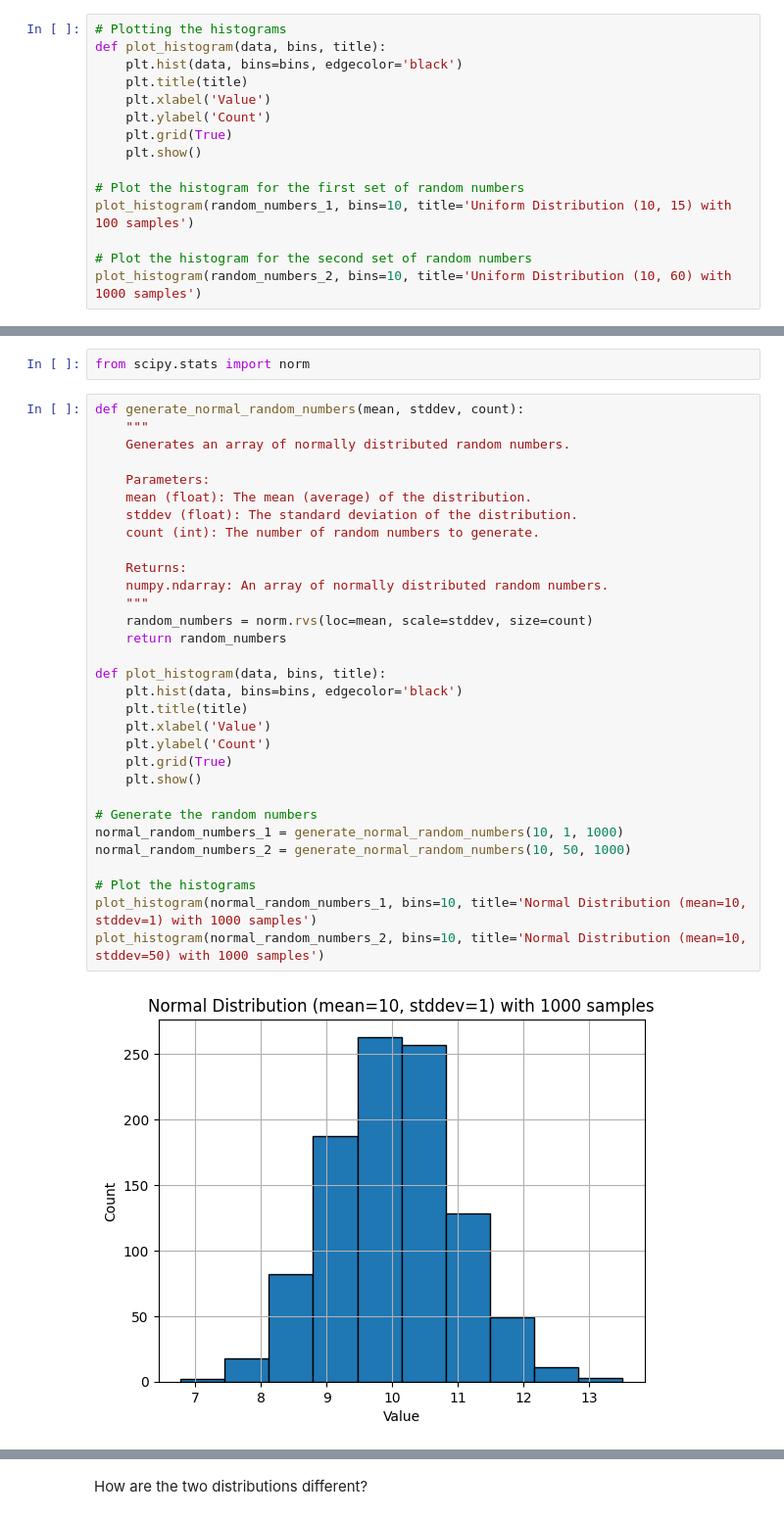
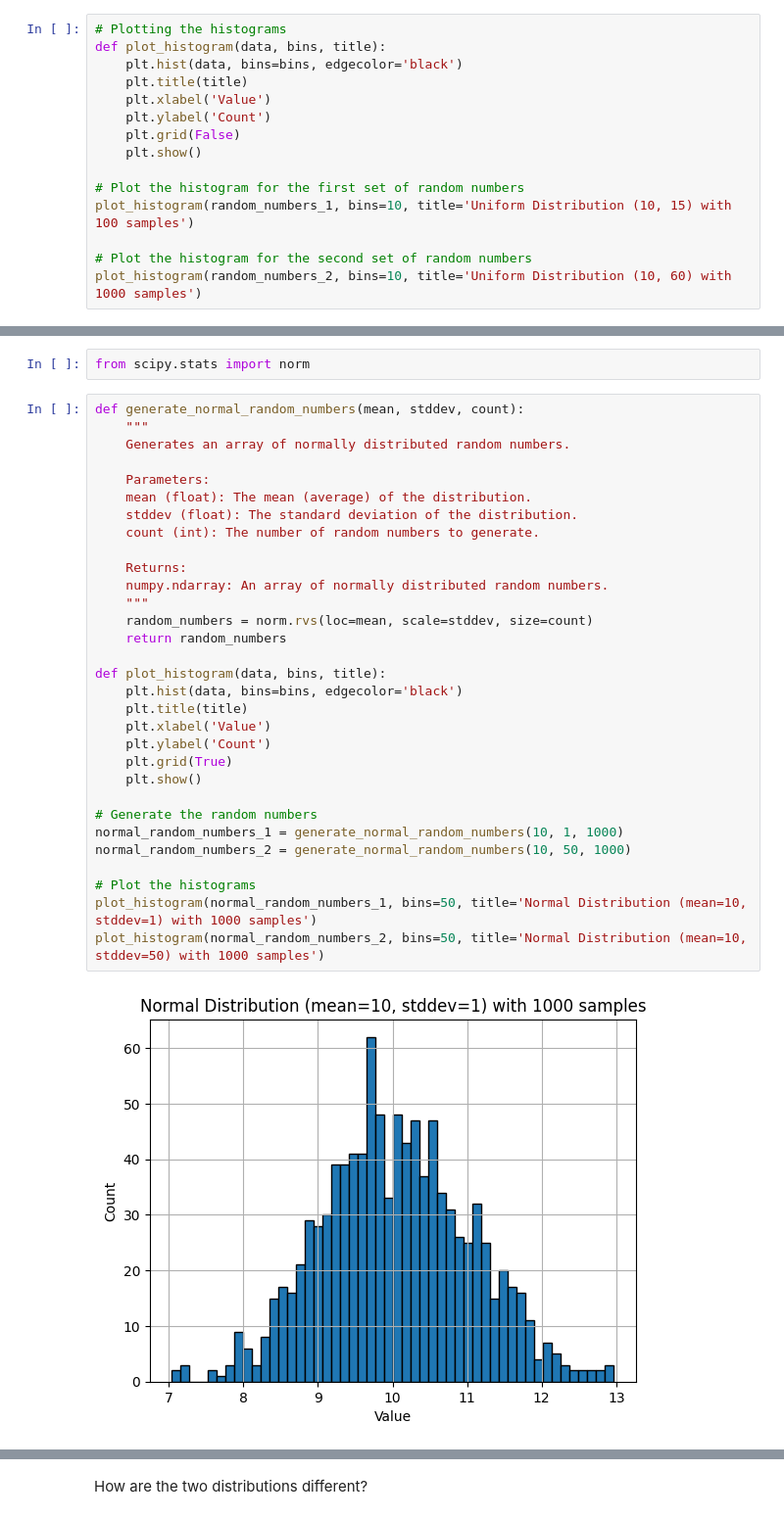
Before and after one commit to kurtisjw/lab-continuous-probability-distributions-en, a Jupyter notebook: your-code/main.ipynb, the cells around one changed output, grey strips where cells are left out. Shown at 98% size. Saved outputs shown, nothing was run; the diff lists cells and outputs as text.

```diff
--- a/your-code/main.ipynb
+++ b/your-code/main.ipynb
@@ -89,7 +87,7 @@ def plot_histogram(data, bins, title):
     plt.title(title)
     plt.xlabel('Value')
     plt.ylabel('Count')
-    plt.grid(True)
+    plt.grid(False)
     plt.show()
 
 # Plot the histogram for the first set of random numbers
@@ -120,33 +118,33 @@ from scipy.stats import norm
 # %%
 def generate_normal_random_numbers(mean, stddev, count):
     """
     Generates an array of normally distributed random numbers.
 
     Parameters:
     mean (float): The mean (average) of the distribution.
     stddev (float): The standard deviation of the distribution.
     count (int): The number of random numbers to generate.
 
     Returns:
     numpy.ndarray: An array of normally distributed random numbers.
     """
     random_numbers = norm.rvs(loc=mean, scale=stddev, size=count)
     return random_numbers
 
 def plot_histogram(data, bins, title):
     plt.hist(data, bins=bins, edgecolor='black')
     plt.title(title)
     plt.xlabel('Value')
     plt.ylabel('Count')
     plt.grid(True)
     plt.show()
 
 # Generate the random numbers
 normal_random_numbers_1 = generate_normal_random_numbers(10, 1, 1000)
 normal_random_numbers_2 = generate_normal_random_numbers(10, 50, 1000)
 
 # Plot the histograms
-plot_histogram(normal_random_numbers_1, bins=10, title='Normal Distribution (mean=10, stddev=1) with 1000 samples')
-plot_histogram(normal_random_numbers_2, bins=10, title='Normal Distribution (mean=10, stddev=50) with 1000 samples')
+plot_histogram(normal_random_numbers_1, bins=50, title='Normal Distribution (mean=10, stddev=1) with 1000 samples')
+plot_histogram(normal_random_numbers_2, bins=50, title='Normal Distribution (mean=10, stddev=50) with 1000 samples')
 # %% [output]
-[figure, old version]
+[figure, new version]
```
Also changed, not shown: parts of 11 cells of this notebook.
